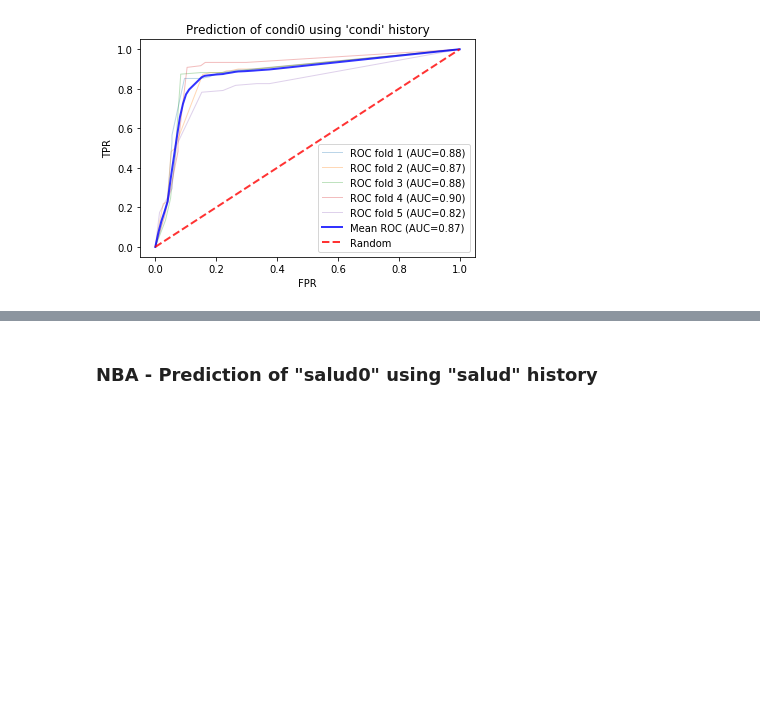
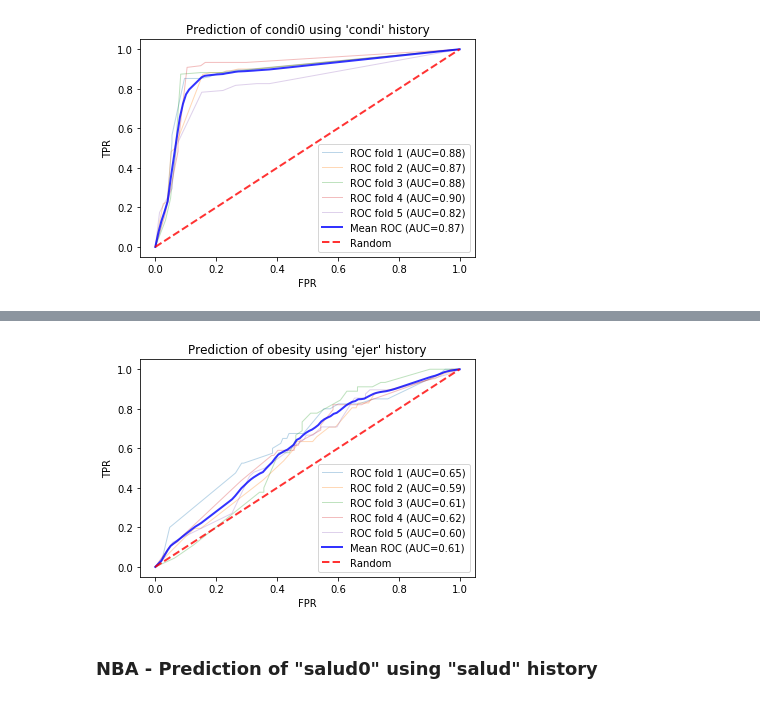
Before and after one commit to vicalbiter/histories, a Jupyter notebook: Histories + Classification.ipynb, the cells around one changed output, grey strips where cells are left out. Drawn from its saved outputs; the diff is of its cells as text; code cells hidden in the pictures; blank space fills up the shorter version.

Commit message:
Add GNB and NBA for obesity

```diff
--- a/Histories + Classification.ipynb
+++ b/Histories + Classification.ipynb
@@ -804,0 +807,6 @@ run_cv(inputdf, qf, "condi0BC", 1, 5, "Prediction of condi0 using 'condi' histor
+# %%
+rdata = ndata[(ndata.ejer0B != "N") & (ndata.ejer1B != "N") & (ndata.ejer5B != "N") & (ndata.ejer10B != "N") & (ndata.ejer20B != "N")]
+qf = ["ejer0B", "ejer1B", "ejer5B", "ejer10B", "ejer20B"]
+inputdf = rdata[qf]
+inputdf["obesity"] = rdata["obesity"]
+inputdf
@@ -805,3 +833,7 @@ run_cv(inputdf, qf, "condi0BC", 1, 5, "Prediction of condi0 using 'condi' histor
+# %%
+run_cv(inputdf, qf, "obesity", 1, 5, "Prediction of obesity using 'ejer' history")
+# %% [output]
+[figure, added]
 # %% [markdown]
 ### NBA - Prediction of "salud0" using "salud" history
 # %%
```
Also changed, not shown: parts of 6 cells of this notebook, 2 other files.
